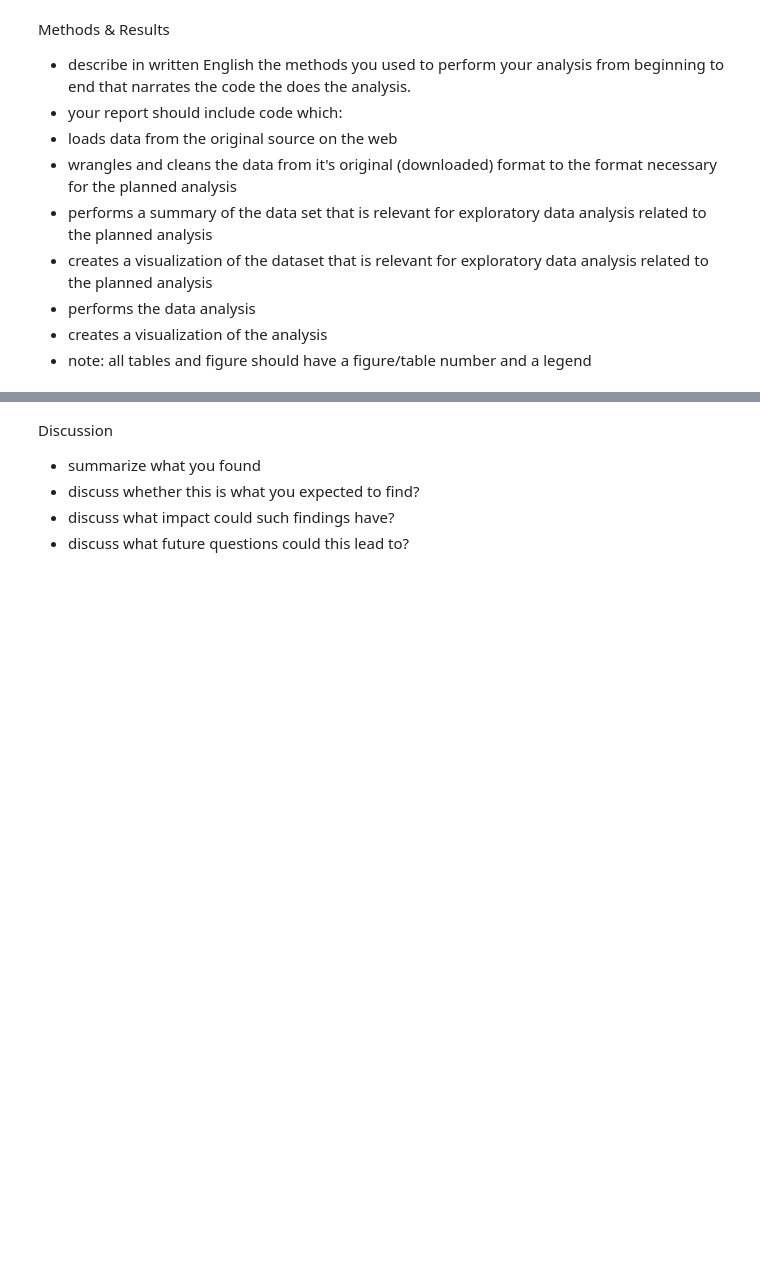
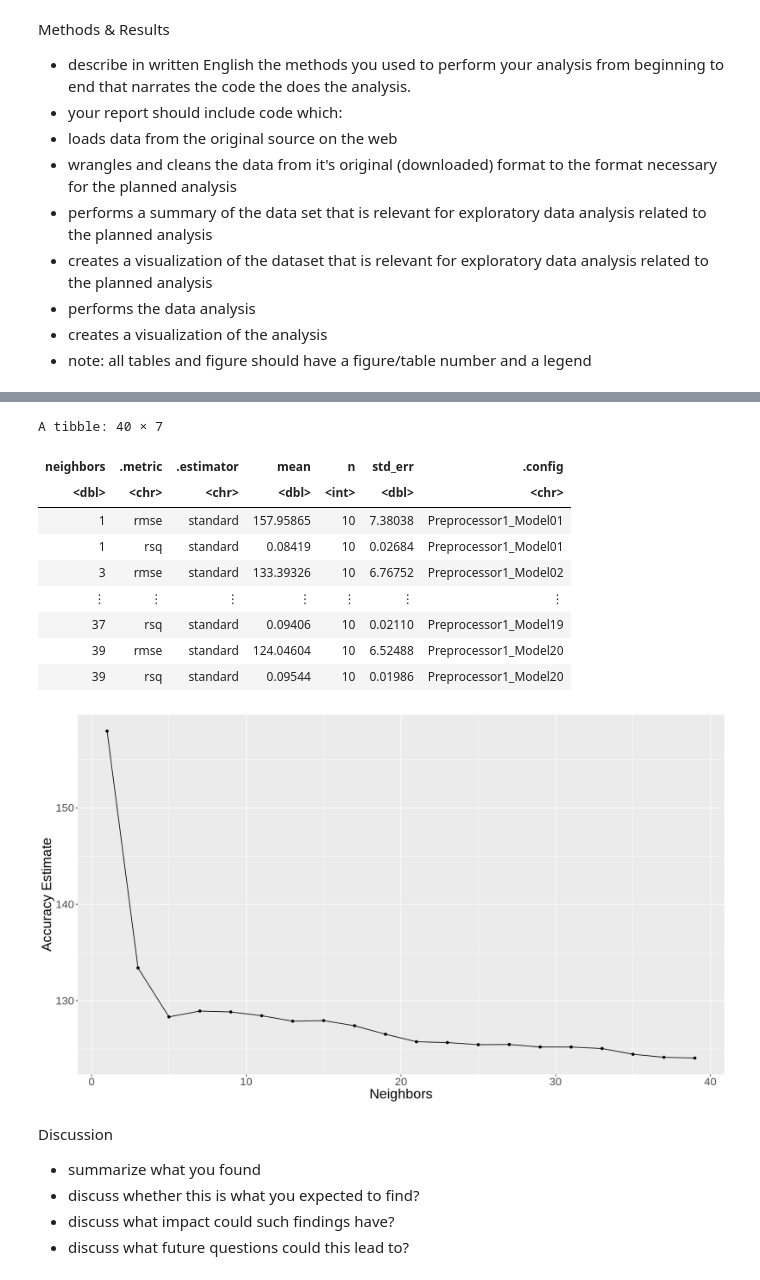
Before and after one commit to chadsc79/dsci-100-2022w2-group-7-section-005, a Jupyter notebook: dsci100_group_project_report_005.ipynb, the cells around one changed output, grey strips where cells are left out. Cells and saved outputs as stored; diff of their text form; code cells hidden in the pictures; blank space fills up the shorter version.

Commit message:
Changed model to regression

```diff
--- a/dsci100_group_project_report_005.ipynb
+++ b/dsci100_group_project_report_005.ipynb
@@ -46,4 +102,4 @@ min_max_prices
 # %%
 #create price ranges to be predicted with the training set
-paris_clean_dataset$price_range <- cut(paris_clean_dataset$realSum, breaks = c(0, 150, 250, 500, 1000, 2000, 5000, 10000, 15000))
+paris_clean_dataset$price_range <- cut(paris_clean_dataset$realSum, breaks = c(0, 200, 500, 1000,2000, 15000))
 paris_clean_dataset
@@ -67,7 +141,7 @@ dataset_visual
 #split the data into a testing set and a training set
 set.seed(250)
 
-paris_split <- initial_split(paris_clean_dataset, prop = .75, strata = price_range)
+paris_split <- initial_split(paris_clean_dataset, prop = .80, strata = realSum)
 paris_train <- training(paris_split)
 
 paris_test <- testing(paris_split)
@@ -75,39 +160,53 @@ paris_train
 # %%
 #pre-process the data
-paris_recipe <- recipe(price_range ~., data = paris_train) |>
+paris_recipe <- recipe(realSum ~ dist + metro_dist, data = paris_train) |>
   step_scale(all_predictors()) |>
   step_center(all_predictors())
 
 #tune classifier
 knn_spec <- nearest_neighbor(weight_func = "rectangular", neighbors = tune()) |>
          set_engine("kknn") |>
-         set_mode("classification")
+         set_mode("regression")
 
 #create a tible for the k values
-k_vals <- tibble(neighbors = seq(from = 1, to = 20, by = 2))
+k_vals <- tibble(neighbors = seq(from = 1, to = 40, by = 2))
 
 #making a v-fold
-paris_vfold <- vfold_cv(paris_train, v = 5, strata = price_range)
+paris_vfold <- vfold_cv(paris_train, v = 10, strata = realSum)
 
 #creating a workflow and and labels
 knn_results <- workflow() |>
   add_recipe(paris_recipe) |>
   add_model(knn_spec) |>
   tune_grid(resamples = paris_vfold, grid = k_vals) |>
   collect_metrics()
 knn_results
 
 #Calculating accuracies
 accuracies <- knn_results |>
-  filter(.metric == "accuracy")
+  filter(.metric == "rmse")
 
 # Plot of k values against their respective accuracies
 cross_val_plot <- accuracies |>
     ggplot(aes(x = neighbors, y = mean)) +
     geom_point() +
     geom_line() +
     labs(x = "Neighbors", y = "Accuracy Estimate") +
     theme(text = element_text(size = 20))
+
+cross_val_plot
+# %% [output]
+A tibble: 40 × 7
+| neighbors | .metric | .estimator | mean | n | std_err | .config |
+| <dbl> | <chr> | <chr> | <dbl> | <int> | <dbl> | <chr> |
+| 1 | rmse | standard | 157.95865 | 10 | 7.38038 | Preprocessor1_Model01 |
+| 1 | rsq | standard | 0.08419 | 10 | 0.02684 | Preprocessor1_Model01 |
+| 3 | rmse | standard | 133.39326 | 10 | 6.76752 | Preprocessor1_Model02 |
+| ⋮ | ⋮ | ⋮ | ⋮ | ⋮ | ⋮ | ⋮ |
+| 37 | rsq | standard | 0.09406 | 10 | 0.02110 | Preprocessor1_Model19 |
+| 39 | rmse | standard | 124.04604 | 10 | 6.52488 | Preprocessor1_Model20 |
+| 39 | rsq | standard | 0.09544 | 10 | 0.01986 | Preprocessor1_Model20 |
+[figure, added]
 # %% [markdown]
 Discussion
 
```
Also changed, not shown: parts of 8 cells of this notebook.
